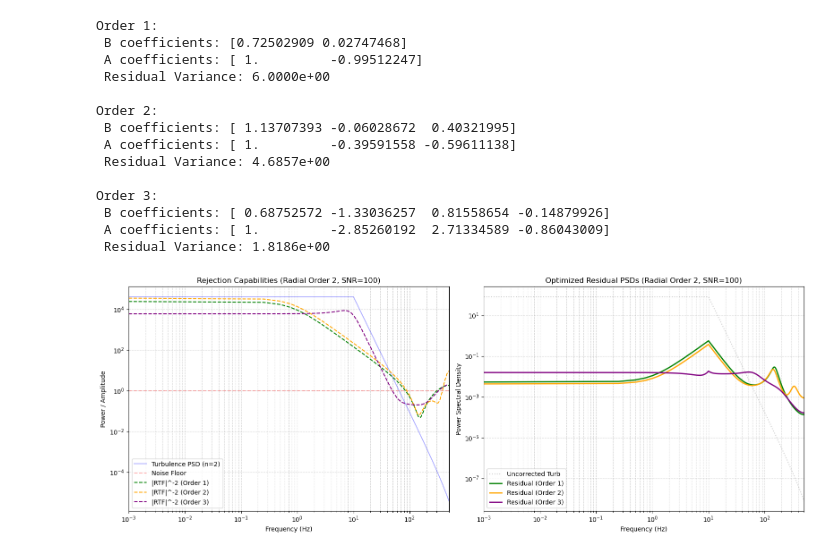
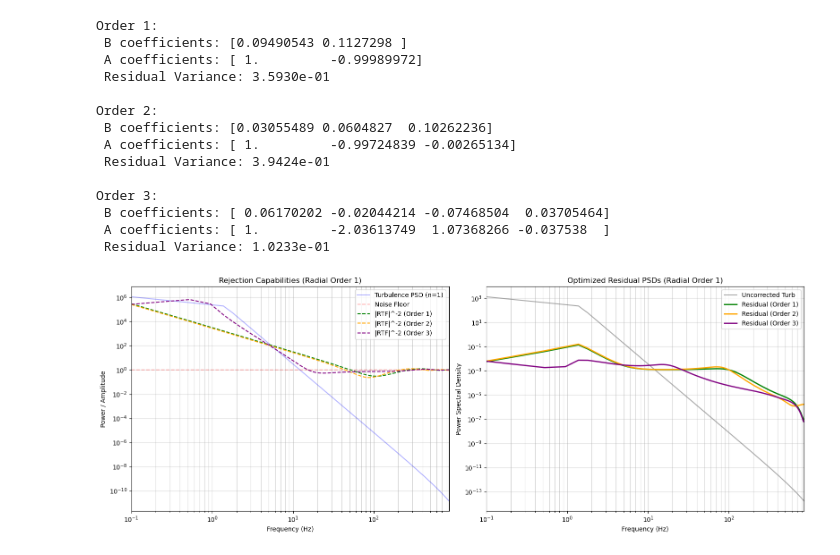
Before and after one commit to ArcetriAdaptiveOptics/SPECULA, a Jupyter notebook: config/ErrorBudget/optIIRTFs.ipynb, the cells around one changed output. Drawn from its saved outputs; the diff is of its cells as text; code cells hidden in the pictures.

```diff
--- a/config/ErrorBudget/optIIRTFs.ipynb
+++ b/config/ErrorBudget/optIIRTFs.ipynb
@@ -31,7 +31,7 @@ def eval_tf(b, a, f, f_s):
 
 def is_stable(a):
     roots = np.roots(a)
-    return np.all(np.abs(roots) < 0.999)
+    return np.all(np.abs(roots) < 0.9999)
 
 def pre_fit_controller(order, f, psd_turb, f_s):
     target_mag = np.sqrt(psd_turb)
@@ -70,13 +70,12 @@ def cost_function(params, order, f, psd_turb, psd_noise, N, f_s):
     return np.sum(psd_res * np.gradient(f))
 
 def optimize_higher_order_scao(orders=[1, 2, 3], turb_power=100.0, noise_power=0.5,
-                               delay_steps=1.5, loop_freq=1000.0, cutoff=15.0, n=1):
+                               delay_steps=1.5, loop_freq=1000.0, cutoff=15.0, n=1, restarts:int=100):
 
     f_s = loop_freq
-    f = np.linspace(1e-3, f_s/2.0, 2000)
+    f = np.linspace(0.1, f_s/2.0, 2000)
     psd_turb, psd_noise = generate_psd(f, cutoff, n, turb_power, noise_power)
 
-    results = {}
     plt.figure(figsize=(16, 6))
 
     plt.subplot(1, 2, 1)
@@ -95,7 +94,7 @@ def optimize_higher_order_scao(orders=[1, 2, 3], turb_power=100.0, noise_power=0
         res = minimize(cost_function, init_params,
                        args=(order, f, psd_turb, psd_noise, delay_steps, f_s),
                        method='Nelder-Mead',
-                       options={'maxiter': 2000, 'adaptive': True})
+                       options={'maxiter': 5000, 'adaptive': True})
 
         best_b = res.x[:order+1]
         best_a = np.insert(res.x[order+1:], 0, 1.0)
@@ -120,7 +119,7 @@ def optimize_higher_order_scao(orders=[1, 2, 3], turb_power=100.0, noise_power=0
         plt.loglog(f, psd_res, label=f'Residual (Order {order})', color=colors[i], linewidth=2)
 
     plt.subplot(1, 2, 1)
-    plt.title(f"Rejection Capabilities (Radial Order {n}, SNR=100)")
+    plt.title(f"Rejection Capabilities (Radial Order {n})")
     plt.xlabel("Frequency (Hz)")
     plt.ylabel("Power / Amplitude")
     plt.grid(True, which="both", alpha=0.5)
@@ -128,7 +127,7 @@ def optimize_higher_order_scao(orders=[1, 2, 3], turb_power=100.0, noise_power=0
     plt.xlim(f[0], f[-1])
 
     plt.subplot(1, 2, 2)
-    plt.title(f"Optimized Residual PSDs (Radial Order {n}, SNR=100)")
+    plt.title(f"Optimized Residual PSDs (Radial Order {n})")
     plt.xlabel("Frequency (Hz)")
     plt.ylabel("Power Spectral Density")
     plt.grid(True, which="both", alpha=0.5)
@@ -136,36 +135,37 @@ def optimize_higher_order_scao(orders=[1, 2, 3], turb_power=100.0, noise_power=0
     plt.xlim(f[0], f[-1])
 
     plt.tight_layout()
-    plt.savefig('filter_performance_n2_snr100.png')
 # %%
-D = 1.8
+D = 8.4
 v = 20.0
-# For n=2 (e.g., defocus, astigmatism), the cutoff frequency scales roughly as (n+1)
-f_break_n2 = 0.3 * (2 + 1) * v / D
+n = 1
+f_break_n2 = 0.3 * (n + 1) * v / D
+f = 1700
+delay = 3
 
 # Keeping SNR = 100 for consistency with the last run
 optimize_higher_order_scao(
     orders=[1, 2, 3],
     turb_power=1000.0,
     noise_power=1.0,
-    delay_steps=2,
-    loop_freq=1000.0,
+    delay_steps=delay,
+    loop_freq=f,
     cutoff=f_break_n2,
-    n=2
+    n=n
 )
 # %% [output]
 Order 1:
- B coefficients: [0.72502909 0.02747468]
- A coefficients: [ 1.         -0.99512247]
- Residual Variance: 6.0000e+00
+ B coefficients: [0.09490543 0.1127298 ]
+ A coefficients: [ 1.         -0.99989972]
+ Residual Variance: 3.5930e-01
 
 Order 2:
- B coefficients: [ 1.13707393 -0.06028672  0.40321995]
- A coefficients: [ 1.         -0.39591558 -0.59611138]
- Residual Variance: 4.6857e+00
+ B coefficients: [0.03055489 0.0604827  0.10262236]
+ A coefficients: [ 1.         -0.99724839 -0.00265134]
+ Residual Variance: 3.9424e-01
 
 Order 3:
- B coefficients: [ 0.68752572 -1.33036257  0.81558654 -0.14879926]
- A coefficients: [ 1.         -2.85260192  2.71334589 -0.86043009]
- Residual Variance: 1.8186e+00
+ B coefficients: [ 0.06170202 -0.02044214 -0.07468504  0.03705464]
+ A coefficients: [ 1.         -2.03613749  1.07368266 -0.037538  ]
+ Residual Variance: 1.0233e-01
-[figure, old version]
+[figure, new version]
```
Also changed, not shown: parts of 1 cell of this notebook.
